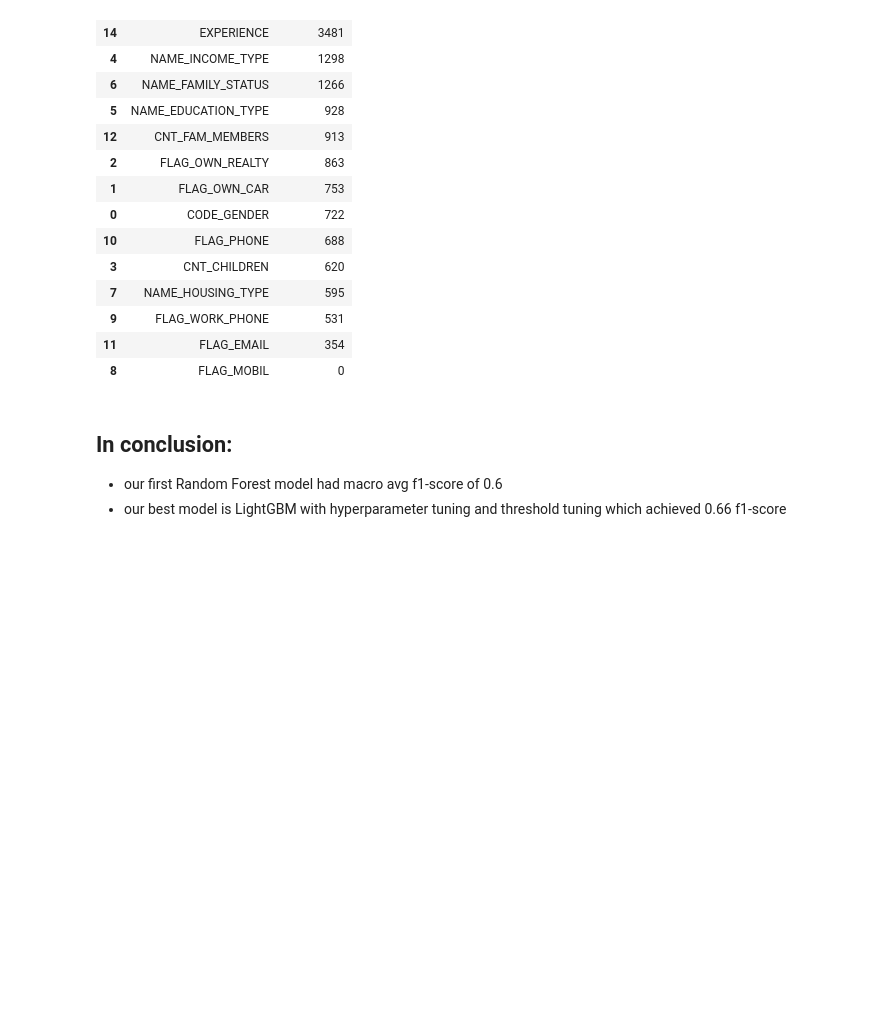
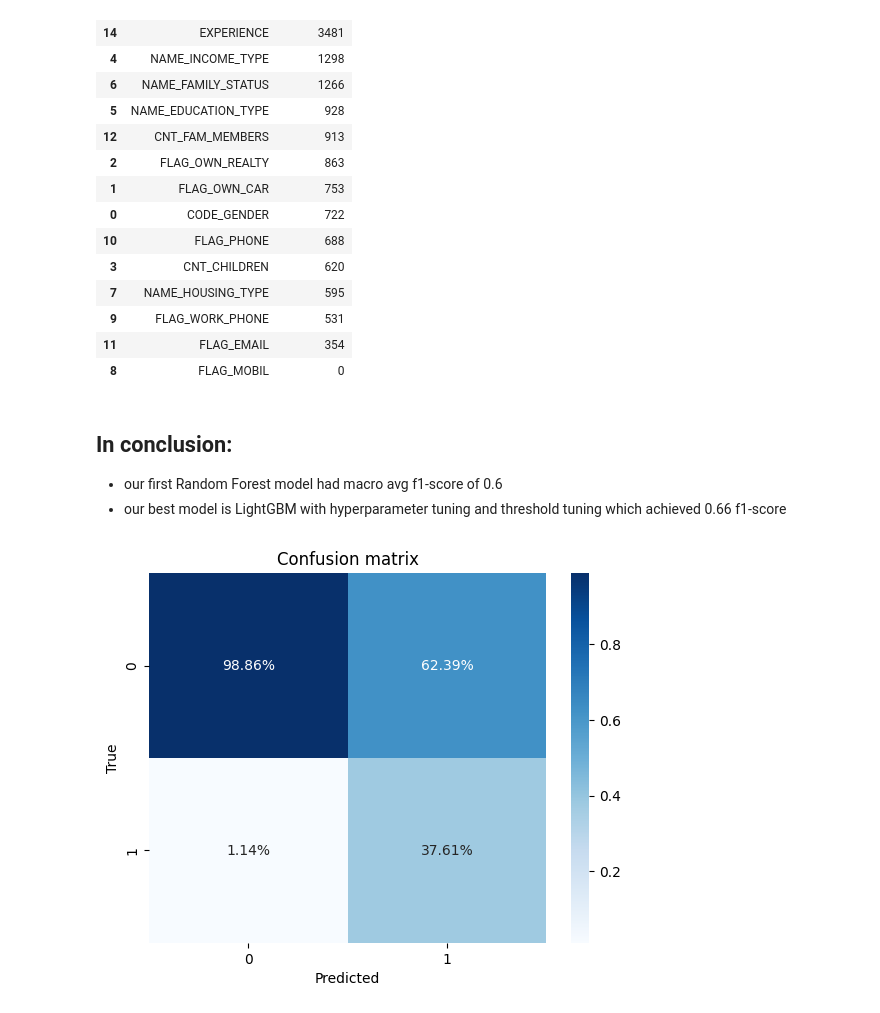
Before and after one commit to arystan01/emlyon_ml_project, a Jupyter notebook: notebooks/03_Modeling.ipynb, the cells around one changed output. Saved outputs shown, nothing was run; the diff lists cells and outputs as text; code cells hidden in the pictures; blank space fills up the shorter version.

Commit message:
added heatmap

```diff
--- a/notebooks/03_Modeling.ipynb
+++ b/notebooks/03_Modeling.ipynb
@@ -837,3 +837,15 @@ feature_importance.head(20)
 ## In conclusion:
 - our first Random Forest model had macro avg f1-score of 0.6
 - our best model is LightGBM with hyperparameter tuning and threshold tuning which achieved 0.66 f1-score
+# %%
+y_pred_best = (probs >= best_t).astype(int)
+cm = confusion_matrix(y_test, y_pred_best, normalize='pred')
+
+sns.heatmap(cm, annot=True, fmt='.2%', cmap='Blues')
+
+plt.title('Confusion matrix')
+plt.ylabel('True')
+plt.xlabel('Predicted')
+plt.show()
+# %% [output]
+[figure, added]
```
Also changed, not shown: parts of 1 cell of this notebook.
